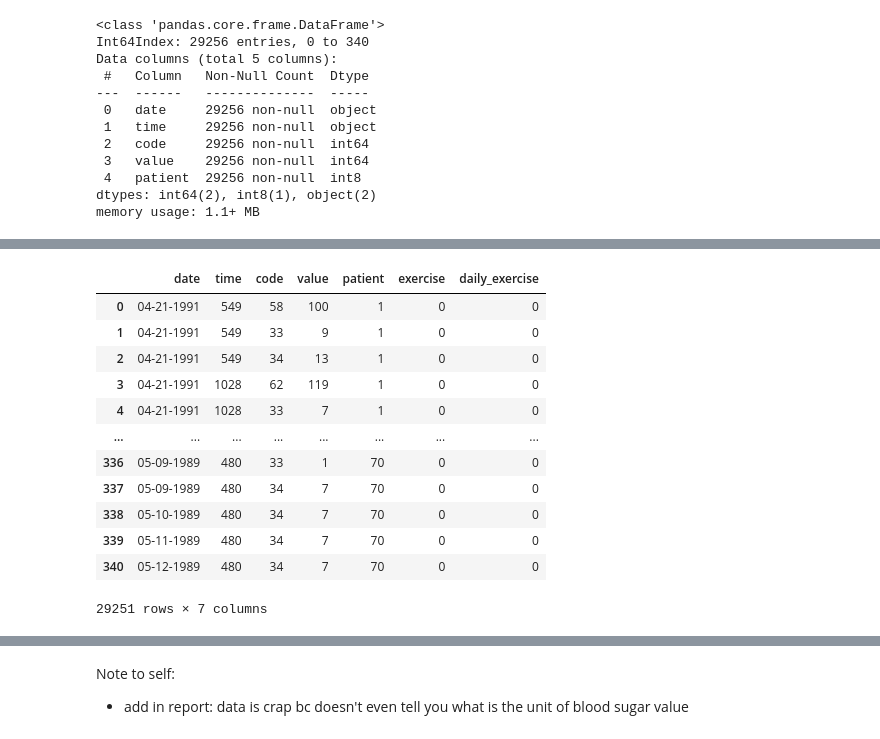
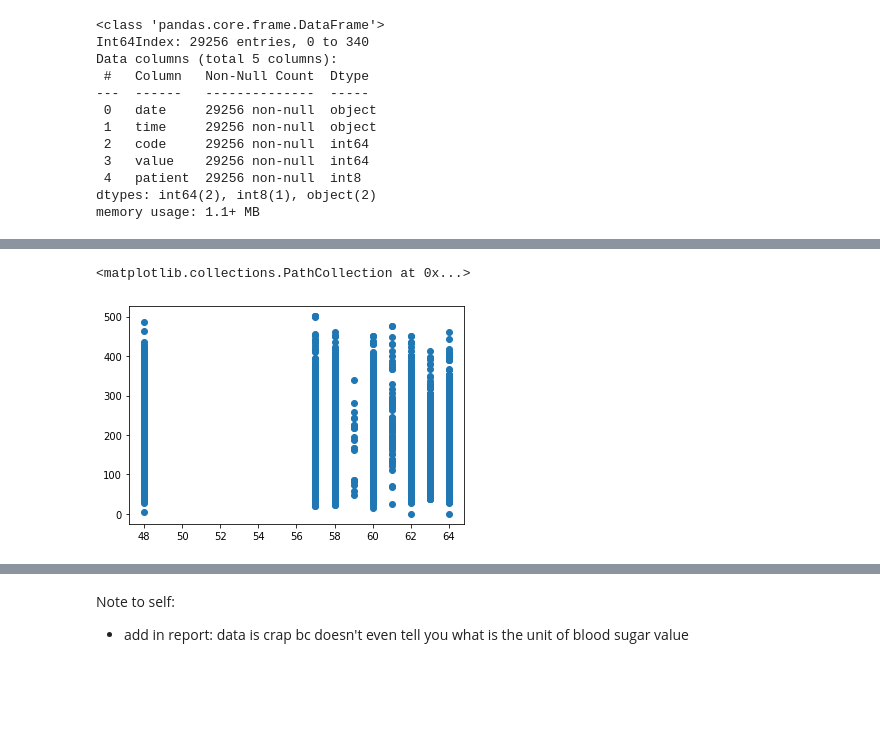
Before and after one commit to elisakaisa/blood_glucose_ML, a Jupyter notebook: project1.ipynb, the cells around one changed output, grey strips where cells are left out. Cells and saved outputs as stored; diff of their text form; code cells hidden in the pictures; blank space fills up the shorter version.

```diff
--- a/project1.ipynb
+++ b/project1.ipynb
@@ -105,0 +223,4 @@ memory usage: 1.1+ MB
+# %%
+cols = ['code_glucose', 'code_insulin', 'insulin', 'code_other', 'code_meal', 'code_exercise', 'exercise']
+data[cols] = data[cols].astype(int)
+data
@@ -105,0 +241,4 @@ memory usage: 1.1+ MB
+# %%
+#drop column code and value
+data = data.drop(columns=['code', 'value'])
+data
@@ -127,19 +286,10 @@ data
 # %%
-data['daily_exercise'] = data.groupby(['date','patient'])["exercise"].transform('max')
-data
+#data['daily_exercise'] = data.groupby(['date','patient'])["exercise"].transform('max')
+#data
-# %% [output]
-|  | date | time | code | value | patient | exercise | daily_exercise |
-| 0 | 04-21-1991 | 549 | 58 | 100 | 1 | 0 | 0 |
-| 1 | 04-21-1991 | 549 | 33 | 9 | 1 | 0 | 0 |
-| 2 | 04-21-1991 | 549 | 34 | 13 | 1 | 0 | 0 |
-| 3 | 04-21-1991 | 1028 | 62 | 119 | 1 | 0 | 0 |
-| 4 | 04-21-1991 | 1028 | 33 | 7 | 1 | 0 | 0 |
-| ... | ... | ... | ... | ... | ... | ... | ... |
-| 336 | 05-09-1989 | 480 | 33 | 1 | 70 | 0 | 0 |
-| 337 | 05-09-1989 | 480 | 34 | 7 | 70 | 0 | 0 |
-| 338 | 05-10-1989 | 480 | 34 | 7 | 70 | 0 | 0 |
-| 339 | 05-11-1989 | 480 | 34 | 7 | 70 | 0 | 0 |
-| 340 | 05-12-1989 | 480 | 34 | 7 | 70 | 0 | 0 |
-29251 rows × 7 columns
+# %%
+plt.scatter(data['code_glucose'], data['glucose'])
+# %% [output]
+<matplotlib.collections.PathCollection at 0x...>
+[figure, added]
 # %%
 # example for 2 trainings a day
```
Also changed, not shown: parts of 26 cells of this notebook.
